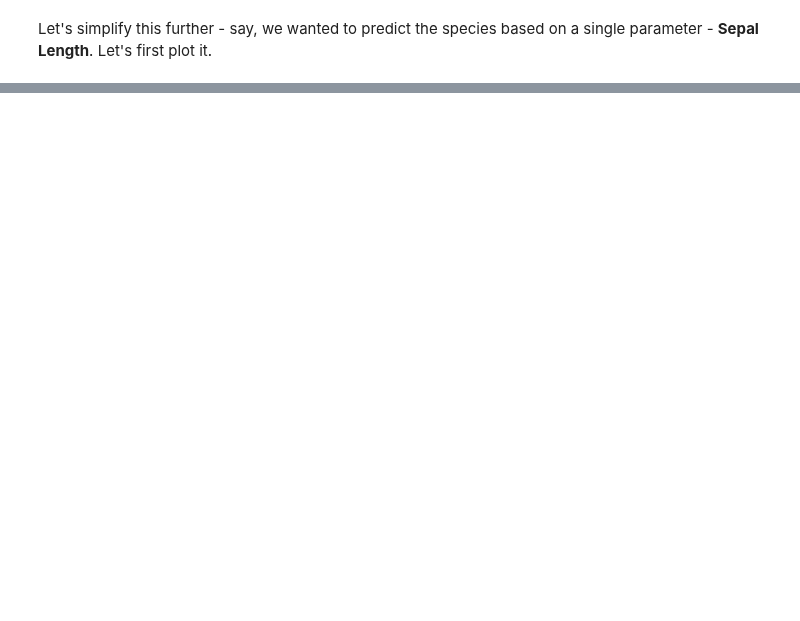
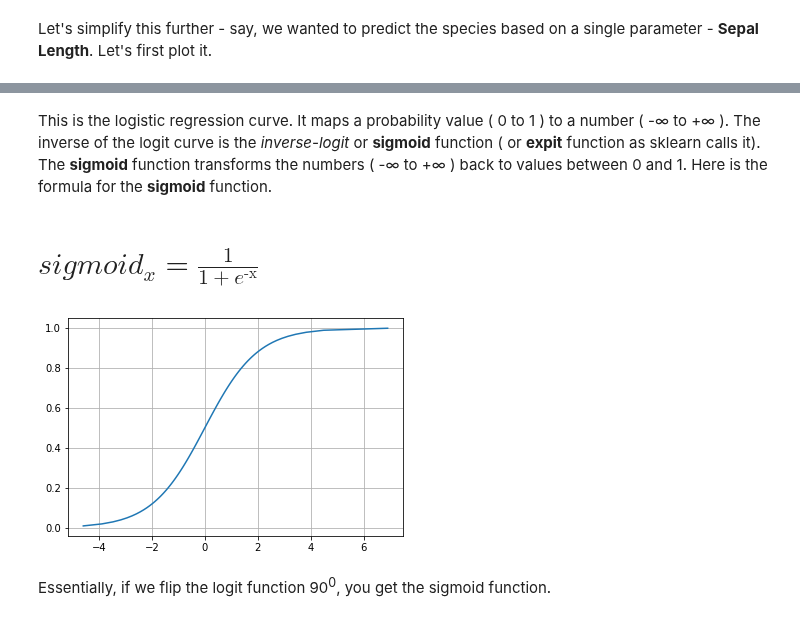
Before and after one commit to hotcode002/Machine-Learning-with-Python, a Jupyter notebook: week_3_ml_algorithms/day_11/notebooks/logistic_regression.ipynb, the cells around one changed output, grey strips where cells are left out. Cells and saved outputs as stored; diff of their text form; code cells hidden in the pictures; blank space fills up the shorter version.

```diff
--- a/week_3_ml_algorithms/day_11/notebooks/logistic_regression.ipynb
+++ b/week_3_ml_algorithms/day_11/notebooks/logistic_regression.ipynb
@@ -74,0 +127,16 @@ iris_sepal_length
+# %% [markdown]
+This is the logistic regression curve. It maps a probability value ( 0 to 1 ) to a number ( -&infin; to +&infin; ). The inverse of the logit curve is the *inverse-logit* or **sigmoid** function ( or **expit** function as sklearn calls it). The **sigmoid** function transforms the numbers ( -&infin; to +&infin; ) back to values between 0 and 1. Here is the formula for the **sigmoid** function.
+# %% [markdown]
+# $sigmoid_x = \frac{1}{1+e^{\text{-x}}}$
+# %%
+from scipy.special import expit
+
+x_new = y
+y_new = expit (x_new)
+
+plt.plot(x_new,y_new)
+plt.grid()
+# %% [output]
+[figure, added]
+# %% [markdown]
+Essentially, if we flip the logit function 90<sup>0</sup>, you get the sigmoid function.
```
Also changed, not shown: parts of 58 cells of this notebook, 5 other files.
